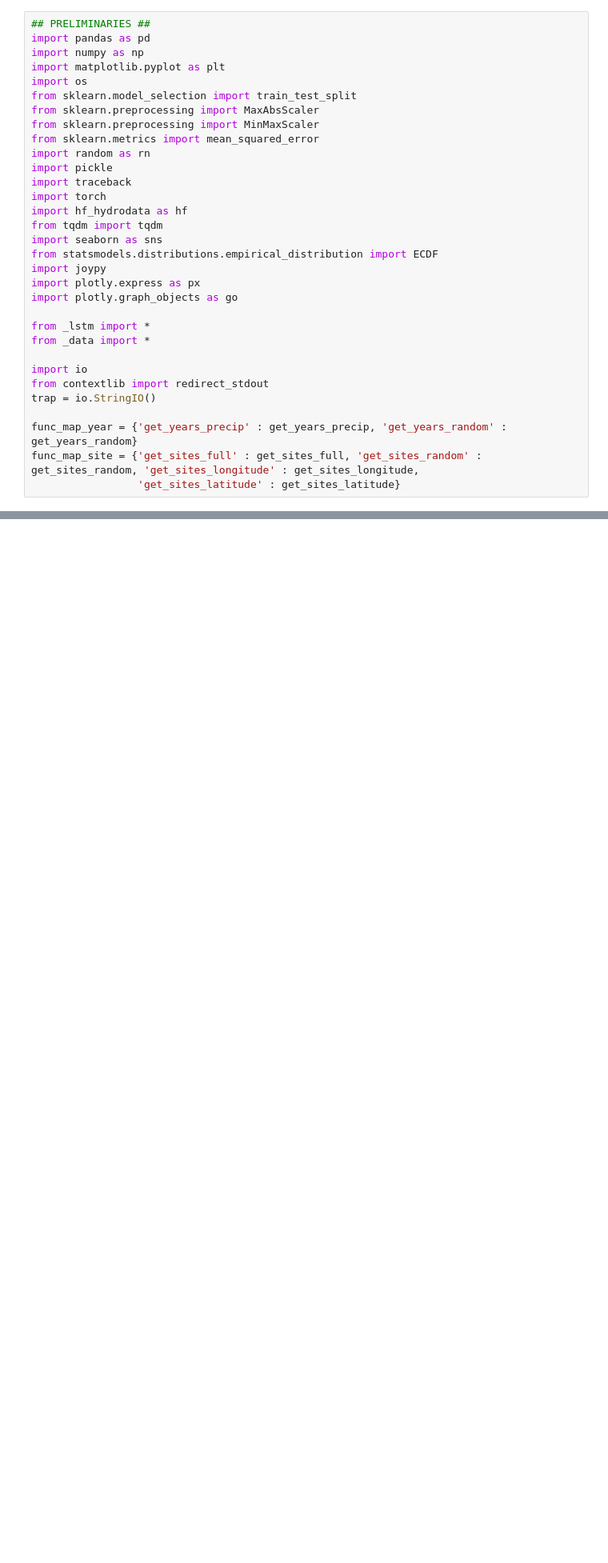
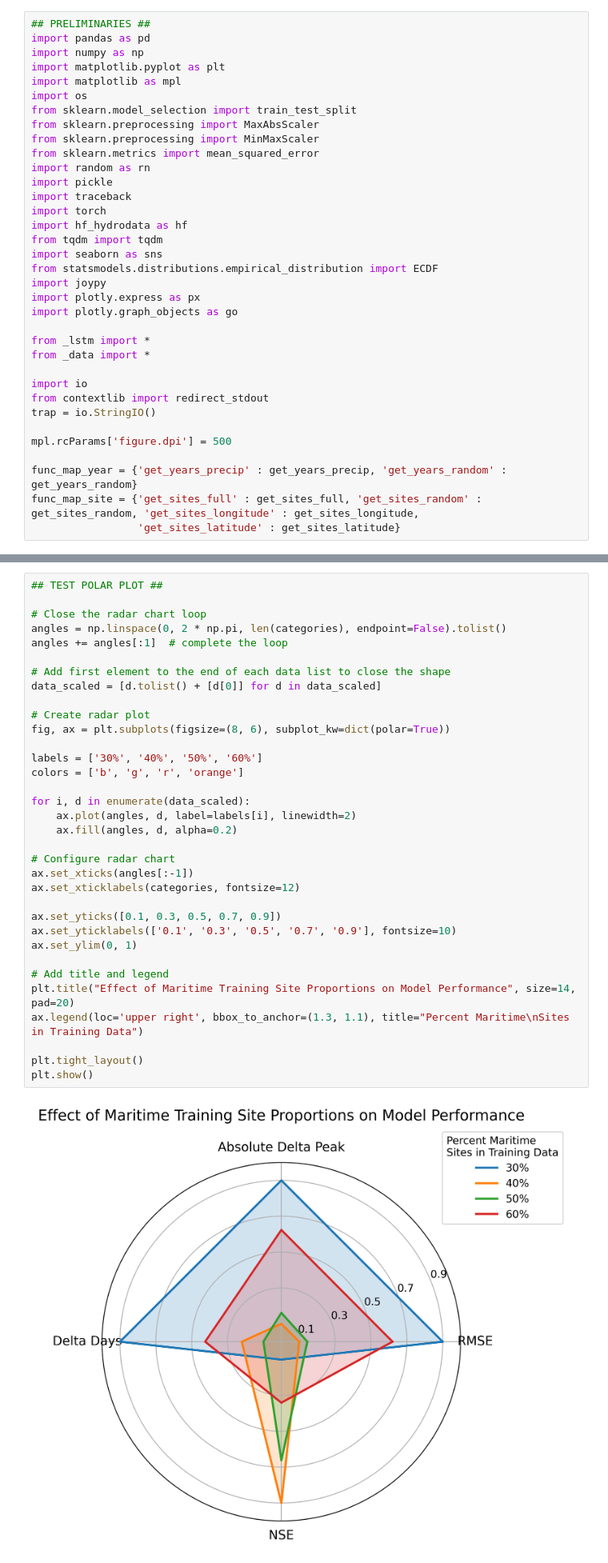
Before and after one commit to madeleineburns/swe-lstm, a Jupyter notebook: lstm_regime_model.ipynb, the cells around one changed output, grey strips where cells are left out. Shown at 80% size. Cells and saved outputs as stored; diff of their text form; blank space fills up the shorter version.

Commit message:
New plot for percent maritime sites

```diff
--- a/lstm_regime_model.ipynb
+++ b/lstm_regime_model.ipynb
@@ -6,6 +6,7 @@ This notebook includes code to investigate LSTM sensitivity to training data by
 import pandas as pd
 import numpy as np
 import matplotlib.pyplot as plt
+import matplotlib as mpl
 import os
 from sklearn.model_selection import train_test_split
 from sklearn.preprocessing import MaxAbsScaler
@@ -30,6 +31,8 @@ import io
 from contextlib import redirect_stdout
 trap = io.StringIO()
 
+mpl.rcParams['figure.dpi'] = 500
+
 func_map_year = {'get_years_precip' : get_years_precip, 'get_years_random' : get_years_random}
 func_map_site = {'get_sites_full' : get_sites_full, 'get_sites_random' : get_sites_random, 'get_sites_longitude' : get_sites_longitude,
                  'get_sites_latitude' : get_sites_latitude}
@@ -258,6 +261,42 @@ fig.update_layout(polar=dict(radialaxis=dict(visible=True, range=[0, 1])), legen
 fig.show()
 # %% [output]
 [figure]
+# %%
+## TEST POLAR PLOT ##
+
+# Close the radar chart loop
+angles = np.linspace(0, 2 * np.pi, len(categories), endpoint=False).tolist()
+angles += angles[:1]  # complete the loop
+
+# Add first element to the end of each data list to close the shape
+data_scaled = [d.tolist() + [d[0]] for d in data_scaled]
+
+# Create radar plot
+fig, ax = plt.subplots(figsize=(8, 6), subplot_kw=dict(polar=True))
+
+labels = ['30%', '40%', '50%', '60%']
+colors = ['b', 'g', 'r', 'orange']
+
+for i, d in enumerate(data_scaled):
+    ax.plot(angles, d, label=labels[i], linewidth=2)
+    ax.fill(angles, d, alpha=0.2)
+
+# Configure radar chart
+ax.set_xticks(angles[:-1])
+ax.set_xticklabels(categories, fontsize=12)
+
+ax.set_yticks([0.1, 0.3, 0.5, 0.7, 0.9])
+ax.set_yticklabels(['0.1', '0.3', '0.5', '0.7', '0.9'], fontsize=10)
+ax.set_ylim(0, 1)
+
+# Add title and legend
+plt.title("Effect of Maritime Training Site Proportions on Model Performance", size=14, pad=20)
+ax.legend(loc='upper right', bbox_to_anchor=(1.3, 1.1), title="Percent Maritime\nSites in Training Data")
+
+plt.tight_layout()
+plt.show()
+# %% [output]
+[figure, added]
 # %% [markdown]
 # Evaluation of model performance across snowpack regimes
 # %%
```
